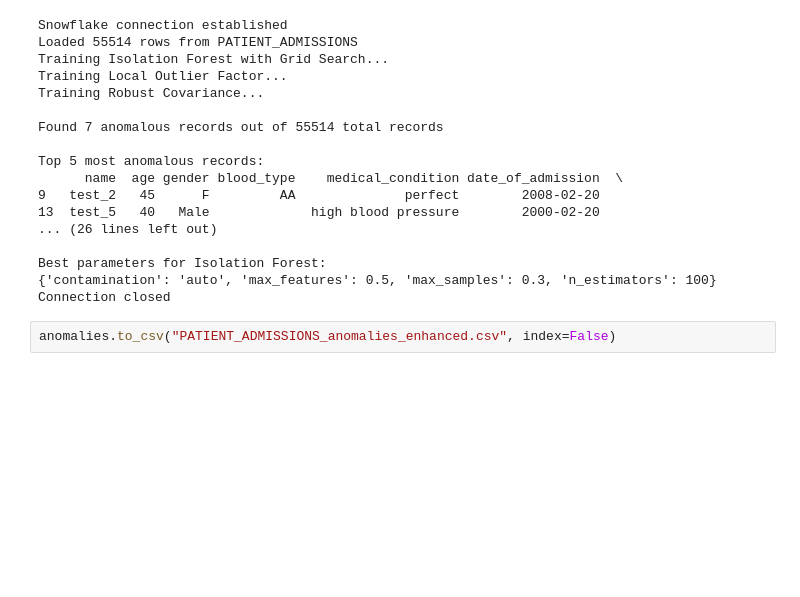
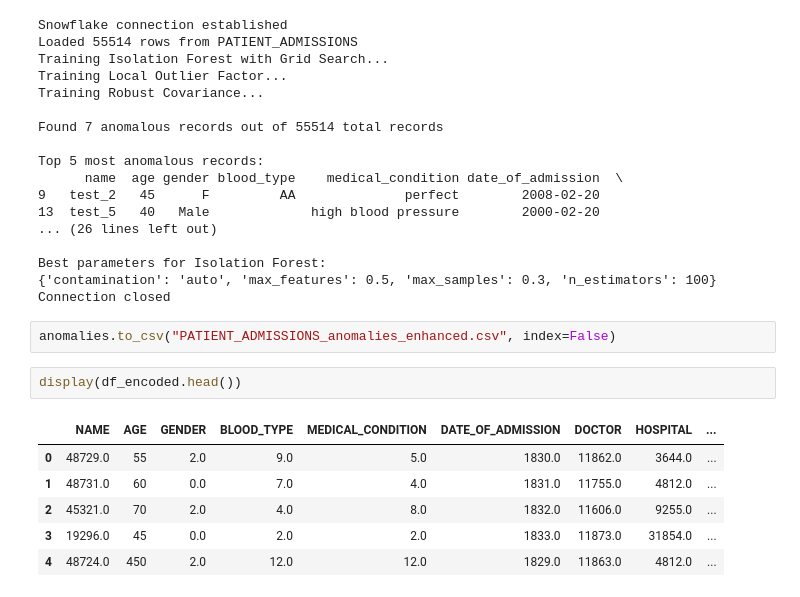
Before and after one commit to khanjirenainesh/genai_de, a Jupyter notebook: src/data_encoding.ipynb, the cells around one changed output. Drawn from its saved outputs; the diff is of its cells as text; blank space fills up the shorter version.

```diff
--- a/src/data_encoding.ipynb
+++ b/src/data_encoding.ipynb
@@ -373,3 +373,12 @@ Best parameters for Isolation Forest:
 Connection closed
 # %%
 anomalies.to_csv("PATIENT_ADMISSIONS_anomalies_enhanced.csv", index=False)
+# %%
+display(df_encoded.head())
+# %% [output]
+|  | NAME | AGE | GENDER | BLOOD_TYPE | MEDICAL_CONDITION | DATE_OF_ADMISSION | DOCTOR | HOSPITAL | ... |
+| 0 | 48729.0 | 55 | 2.0 | 9.0 | 5.0 | 1830.0 | 11862.0 | 3644.0 | ... |
+| 1 | 48731.0 | 60 | 0.0 | 7.0 | 4.0 | 1831.0 | 11755.0 | 4812.0 | ... |
+| 2 | 45321.0 | 70 | 2.0 | 4.0 | 8.0 | 1832.0 | 11606.0 | 9255.0 | ... |
+| 3 | 19296.0 | 45 | 0.0 | 2.0 | 2.0 | 1833.0 | 11873.0 | 31854.0 | ... |
+| 4 | 48724.0 | 450 | 2.0 | 12.0 | 12.0 | 1829.0 | 11863.0 | 4812.0 | ... |
```
Also changed, not shown: parts of 1 cell of this notebook.
